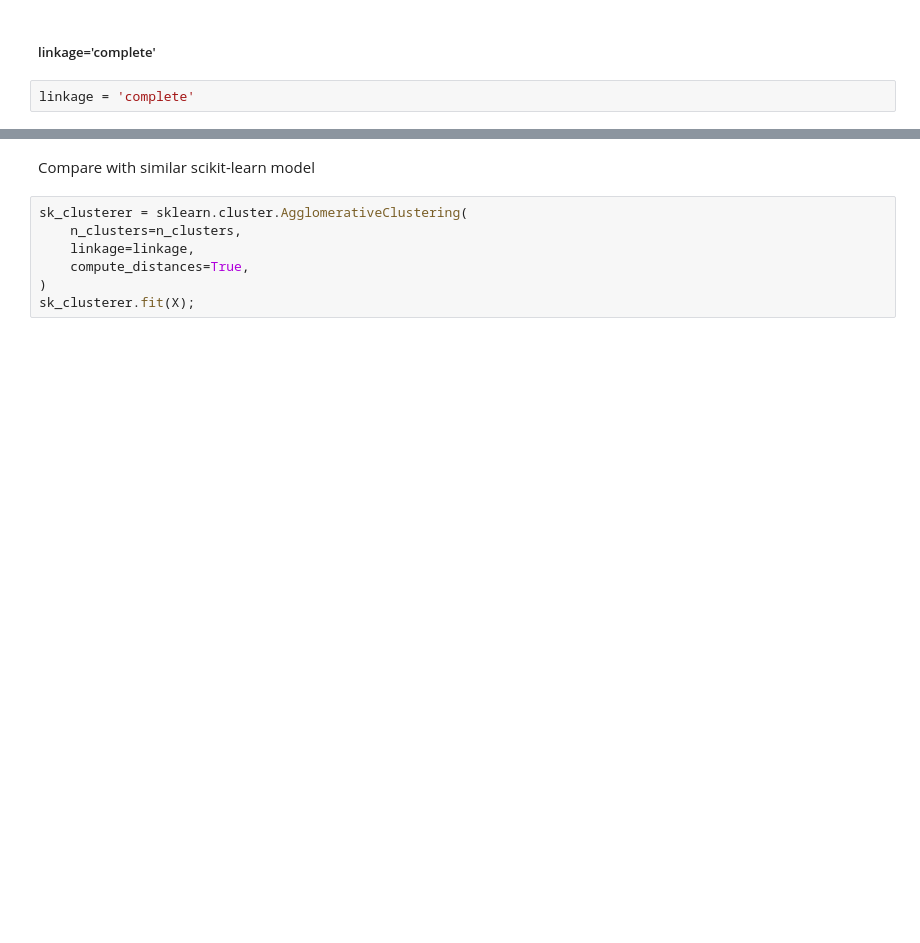
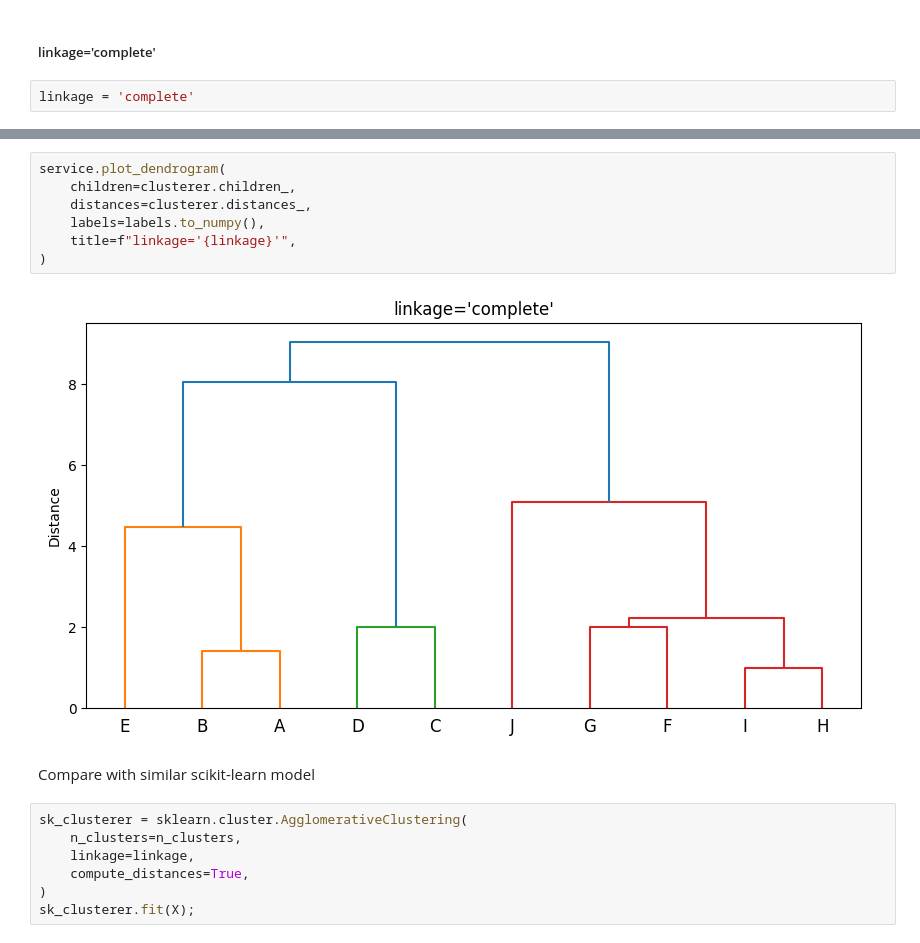
Before and after one commit to Artem259/univ5.2_DM, a Jupyter notebook: lab2/part2/main.ipynb, the cells around one changed output, grey strips where cells are left out. Cells and saved outputs as stored; diff of their text form; blank space fills up the shorter version.

```diff
--- a/lab2/part2/main.ipynb
+++ b/lab2/part2/main.ipynb
@@ -236,3 +246,12 @@ linkage = 'complete'
+# %%
+service.plot_dendrogram(
+    children=clusterer.children_,
+    distances=clusterer.distances_,
+    labels=labels.to_numpy(),
+    title=f"linkage='{linkage}'",
+)
+# %% [output]
+[figure, added]
 # %% [markdown]
 Compare with similar scikit-learn model
 # %%
```
Also changed, not shown: parts of 23 cells of this notebook, 1 other file.
